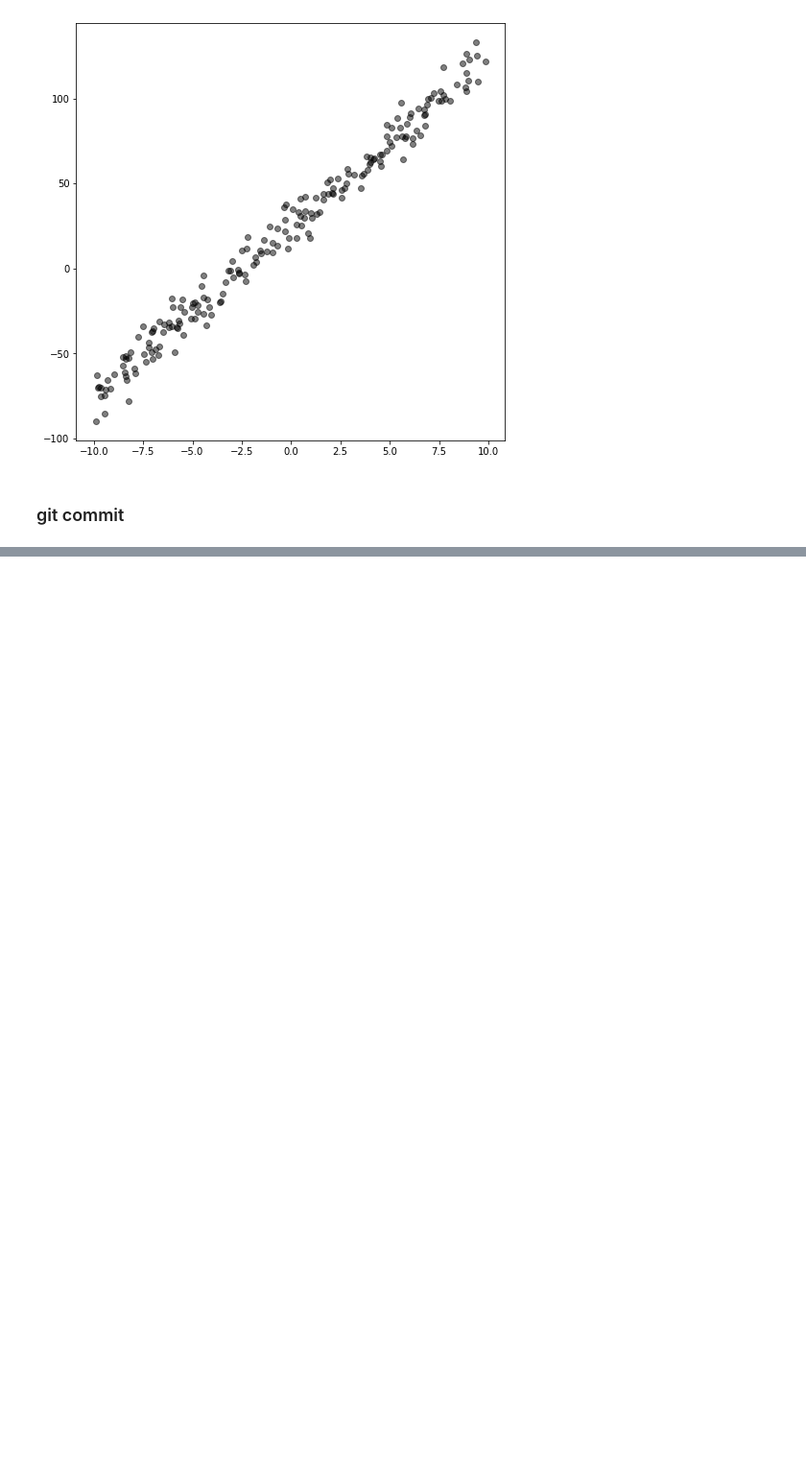
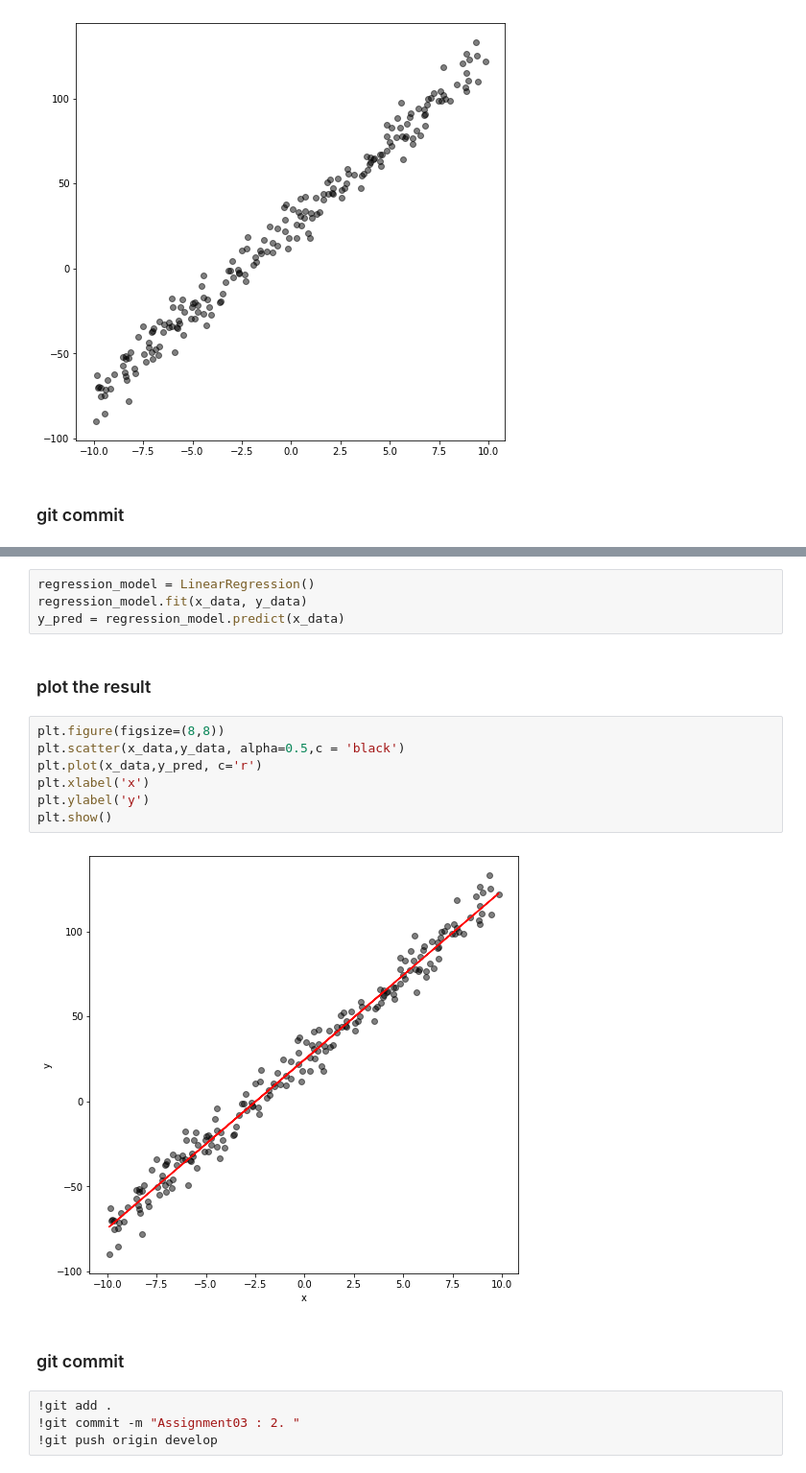
Before and after one commit to SooonChang/MIMP, a Jupyter notebook: Assignment03.ipynb, the cells around one changed output, grey strips where cells are left out. Shown at 96% size. Drawn from its saved outputs; the diff is of its cells as text; blank space fills up the shorter version.

Commit message:
Assignment03 : 2.linear regression result

```diff
--- a/Assignment03.ipynb
+++ b/Assignment03.ipynb
@@ -98,0 +158,21 @@ plt.show()
+# %%
+regression_model = LinearRegression()
+regression_model.fit(x_data, y_data)
+y_pred = regression_model.predict(x_data)
+# %% [markdown]
+### plot the result
+# %%
+plt.figure(figsize=(8,8))
+plt.scatter(x_data,y_data, alpha=0.5,c = 'black')
+plt.plot(x_data,y_pred, c='r')
+plt.xlabel('x')
+plt.ylabel('y')
+plt.show()
+# %% [output]
+[figure, added]
+# %% [markdown]
+### git commit
+# %%
+!git add .
+!git commit -m "Assignment03 : 2. "
+!git push origin develop
```
Also changed, not shown: parts of 4 cells of this notebook.
